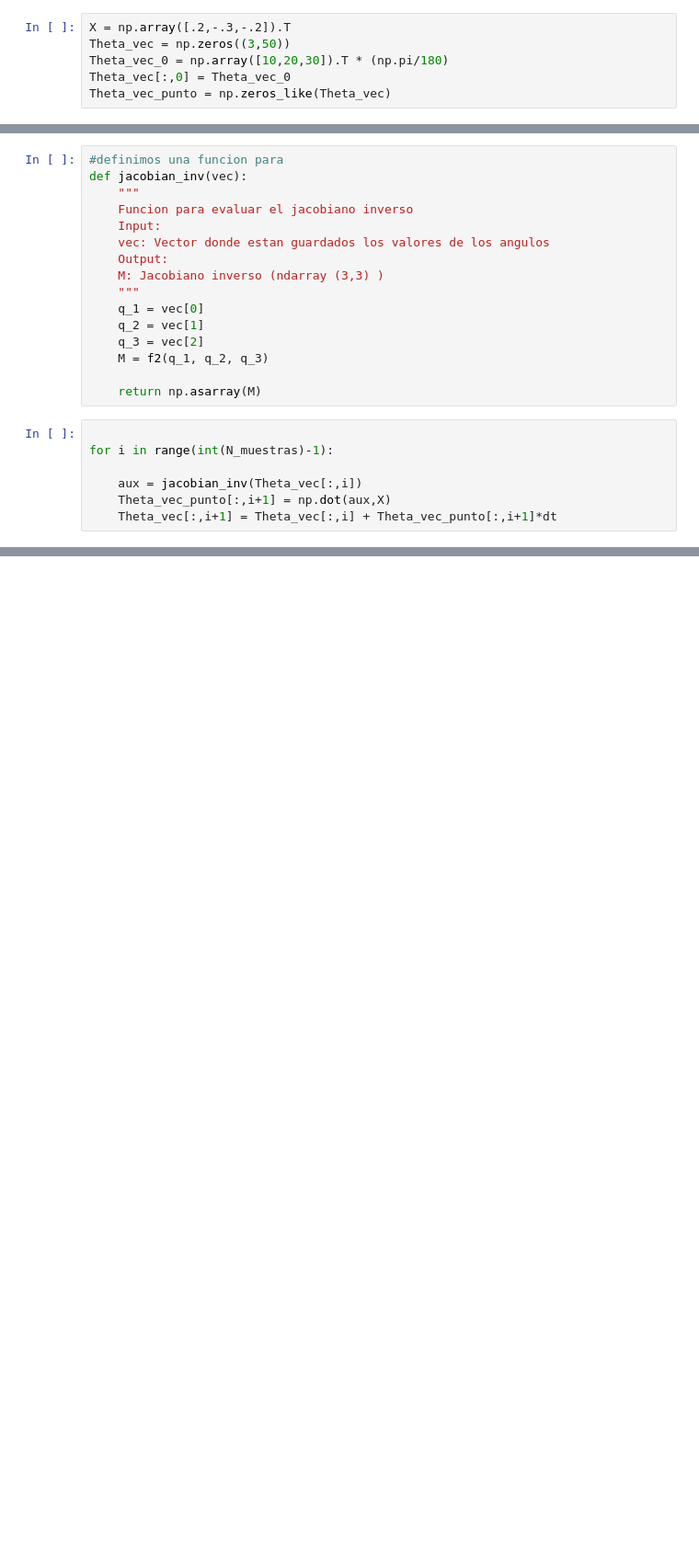
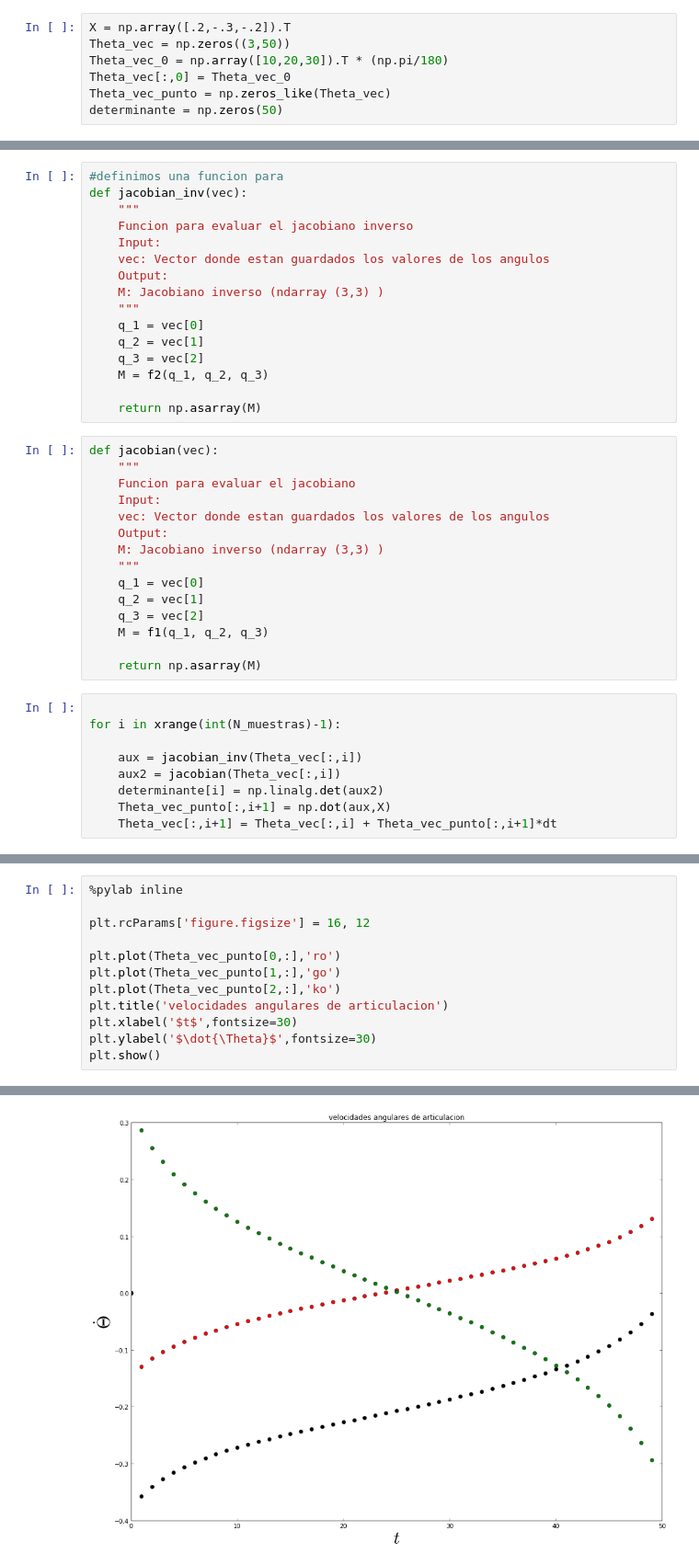
Before and after one commit to elsuizo/Control_de_robots_py, a Jupyter notebook: tp4.ipynb, the cells around one changed output, grey strips where cells are left out. Shown at 92% size. Cells and saved outputs as stored; diff of their text form; blank space fills up the shorter version.

```diff
--- a/tp4.ipynb
+++ b/tp4.ipynb
@@ -331,6 +331,7 @@ Theta_vec = np.zeros((3,50))
 Theta_vec_0 = np.array([10,20,30]).T * (np.pi/180)
 Theta_vec[:,0] = Theta_vec_0
 Theta_vec_punto = np.zeros_like(Theta_vec)
+determinante = np.zeros(50)
 # %% [markdown]
 en el enunciado se propone el siguiente esquema de integración:
 
@@ -361,10 +362,27 @@ def jacobian_inv(vec):
     M = f2(q_1, q_2, q_3)
 
     return np.asarray(M)
+# %%
+def jacobian(vec):
+    """
+    Funcion para evaluar el jacobiano
+    Input:
+    vec: Vector donde estan guardados los valores de los angulos
+    Output:
+    M: Jacobiano inverso (ndarray (3,3) )
+    """
+    q_1 = vec[0]
+    q_2 = vec[1]
+    q_3 = vec[2]
+    M = f1(q_1, q_2, q_3)
+
+    return np.asarray(M)
 # %%
 
-for i in range(int(N_muestras)-1):
+for i in xrange(int(N_muestras)-1):
 
     aux = jacobian_inv(Theta_vec[:,i])
+    aux2 = jacobian(Theta_vec[:,i])
+    determinante[i] = np.linalg.det(aux2)
     Theta_vec_punto[:,i+1] = np.dot(aux,X)
     Theta_vec[:,i+1] = Theta_vec[:,i] + Theta_vec_punto[:,i+1]*dt
@@ -370,0 +391,13 @@ for i in range(int(N_muestras)-1):
+# %%
+%pylab inline
+
+plt.rcParams['figure.figsize'] = 16, 12
+
+plt.plot(Theta_vec_punto[0,:],'ro')
+plt.plot(Theta_vec_punto[1,:],'go')
+plt.plot(Theta_vec_punto[2,:],'ko')
+plt.title('velocidades angulares de articulacion')
+plt.xlabel('$t$',fontsize=30)
+plt.ylabel('$\dot{\Theta}$',fontsize=30)
+plt.show()
+# %% [output]
@@ -370,0 +405 @@ for i in range(int(N_muestras)-1):
+[figure, added]
```
Also changed, not shown: parts of 5 cells of this notebook.
